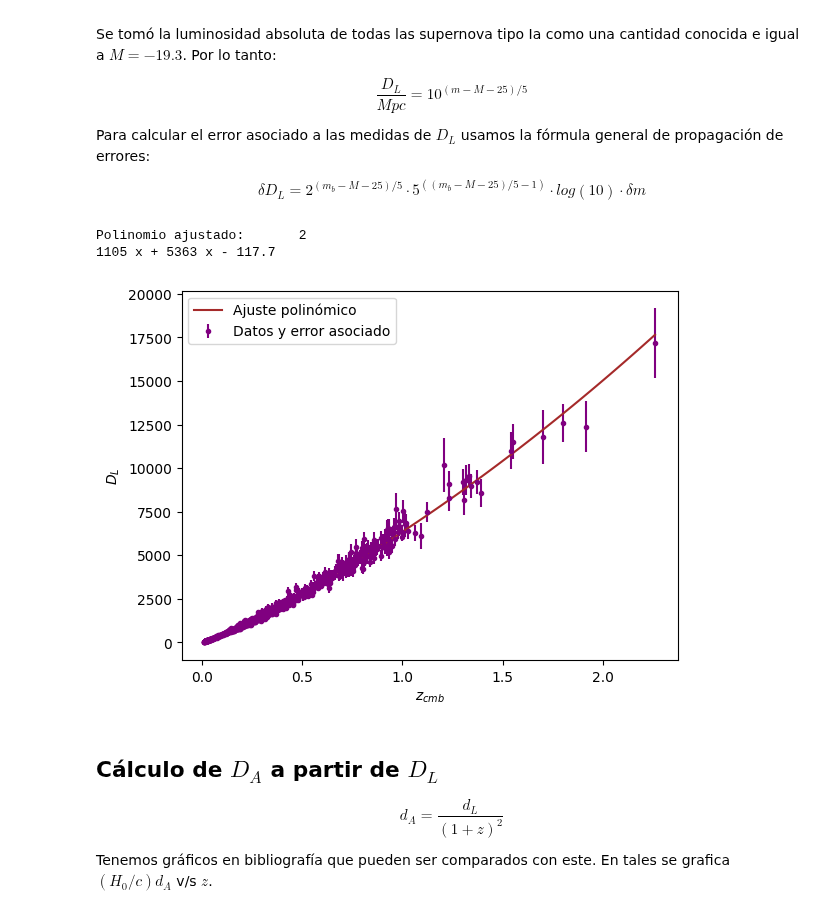
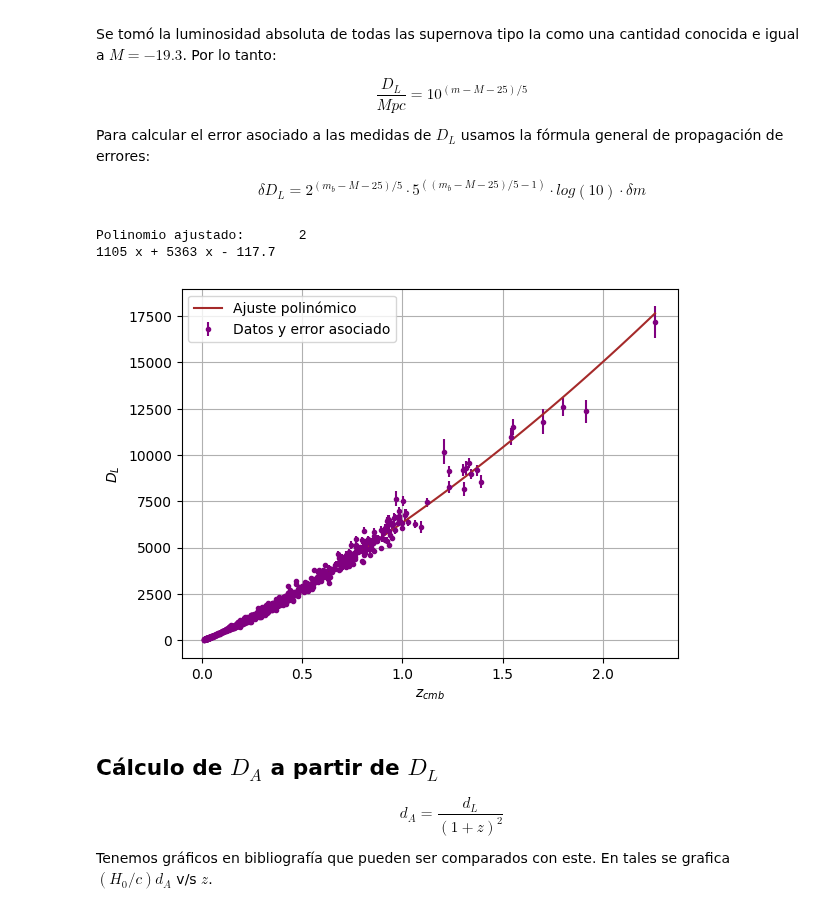
Before and after one commit to XimePS/Practica-DFI, a Jupyter notebook: código práctica dfi.ipynb, the cells around one changed output. Cells and saved outputs as stored; diff of their text form; code cells hidden in the pictures.

```diff
--- a/código práctica dfi.ipynb
+++ b/código práctica dfi.ipynb
@@ -300,33 +302,34 @@ $$\delta D_L = 2^{(m_b-M-25)/5}\cdot 5^{((m_b-M-25)/5 -1)} \cdot log(10) \cdot \
 # %%
 # calculo de D_L
 
 D_L = 10**((m_b - 25 - M)/5) # En Mpc
-desv_L = 2**((m_b-M-25)/5)*5**((m_b-M-25)/5 -1)*np.log(10)*desv_m
+desv_L = 2**((m_b-M-25)/5)*5**((m_b-M-25)/5 -1)*np.log10(10)*desv_m
 
 
 # Ajuste Lineal con función np.polyfit
 
 coeficientes = np.polyfit(z_cmb, D_L, 2)
 
 polinomio = np.poly1d(coeficientes)
 
 print("Polinomio ajustado:", polinomio)
 
 z_ajuste = np.linspace(min(z_cmb), max(z_cmb), 100)
 D_ajuste = polinomio(z_ajuste)
 
 
 # Visualiza los datos y la curva ajustada
 plt.errorbar(z_cmb, D_L, yerr=desv_L, label='Datos y error asociado',fmt='.', color = 'purple')
 plt.plot(z_ajuste, D_ajuste, label='Ajuste polinómico', color='brown')
 plt.xlabel('$z_{cmb}$')
 plt.ylabel('$D_L$')
 plt.legend()
+plt.grid(True)
 plt.show()
 # %% [output]
 Polinomio ajustado:       2
 1105 x + 5363 x - 117.7
-[figure, old version]
+[figure, new version]
 # %% [markdown]
 ## Cálculo de $D_A$ a partir de $D_L$
 
```
Also changed, not shown: parts of 16 cells of this notebook, 2 other files.
